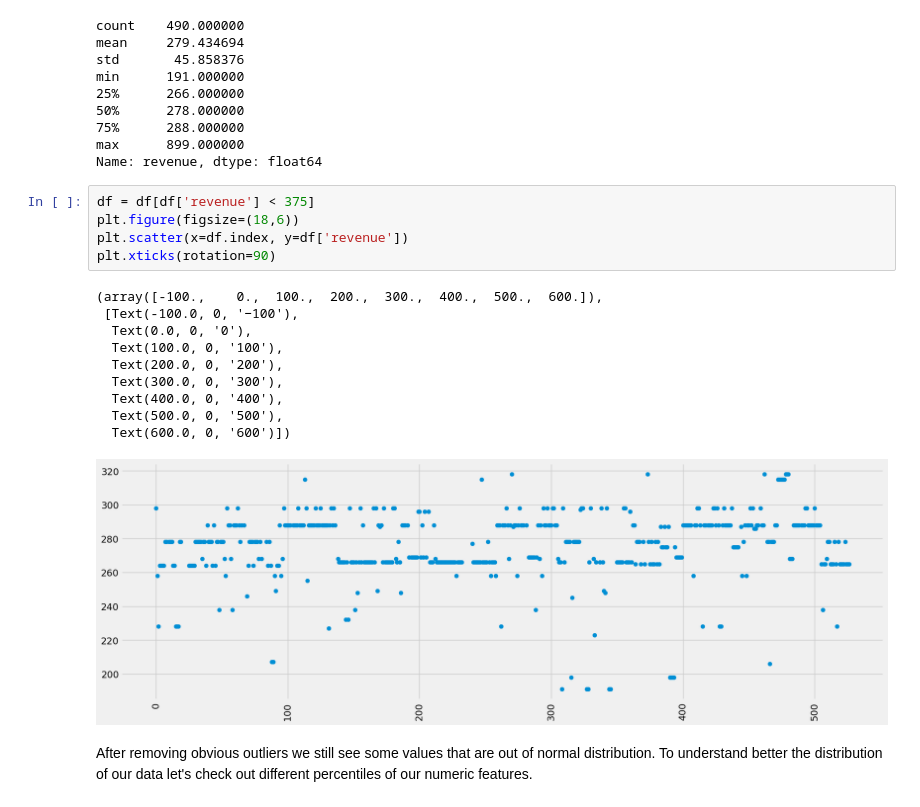
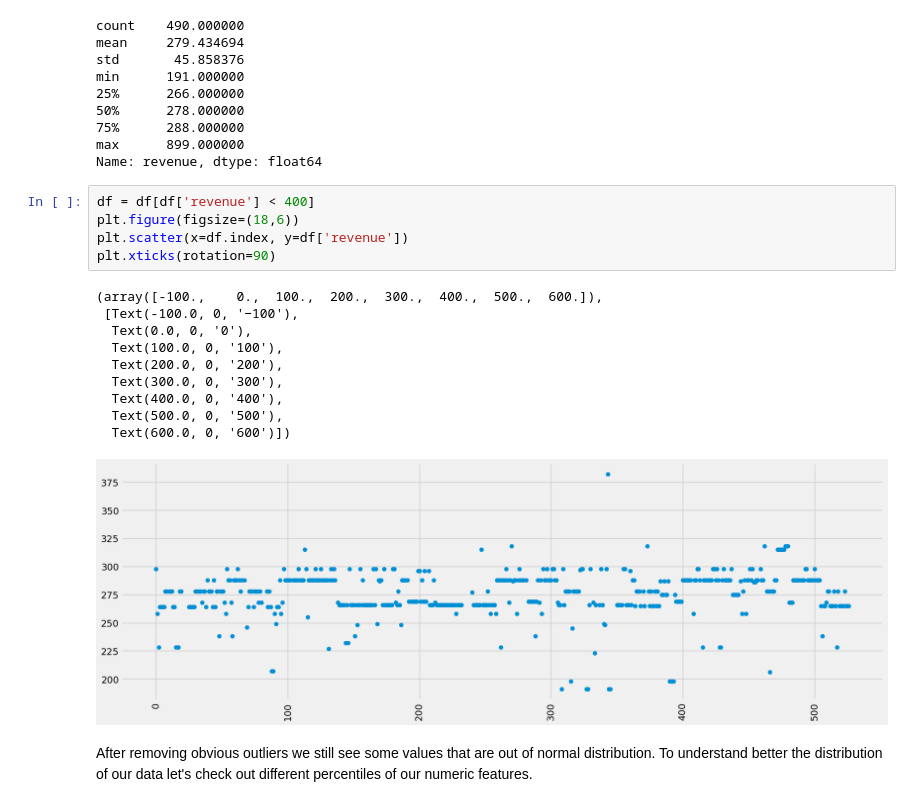
Before and after one commit to MboyaDan/Sales_prediction, a Jupyter notebook: Model/sales_predict.ipynb, the cells around one changed output. Drawn from its saved outputs; the diff is of its cells as text.

```diff
--- a/Model/sales_predict.ipynb
+++ b/Model/sales_predict.ipynb
@@ -206,21 +206,21 @@ min      191.000000
 max      899.000000
 Name: revenue, dtype: float64
 # %%
-df = df[df['revenue'] < 375]
+df = df[df['revenue'] < 400]
 plt.figure(figsize=(18,6))
 plt.scatter(x=df.index, y=df['revenue'])
 plt.xticks(rotation=90)
 # %% [output]
 (array([-100.,    0.,  100.,  200.,  300.,  400.,  500.,  600.]),
  [Text(-100.0, 0, '−100'),
   Text(0.0, 0, '0'),
   Text(100.0, 0, '100'),
   Text(200.0, 0, '200'),
   Text(300.0, 0, '300'),
   Text(400.0, 0, '400'),
   Text(500.0, 0, '500'),
   Text(600.0, 0, '600')])
-[figure, old version]
+[figure, new version]
 # %% [markdown]
 After removing obvious outliers we still see some values that are out of normal distribution. To understand better the distribution of our data let's check out different percentiles of our numeric features.
 # %%
```
Also changed, not shown: parts of 15 cells of this notebook.
